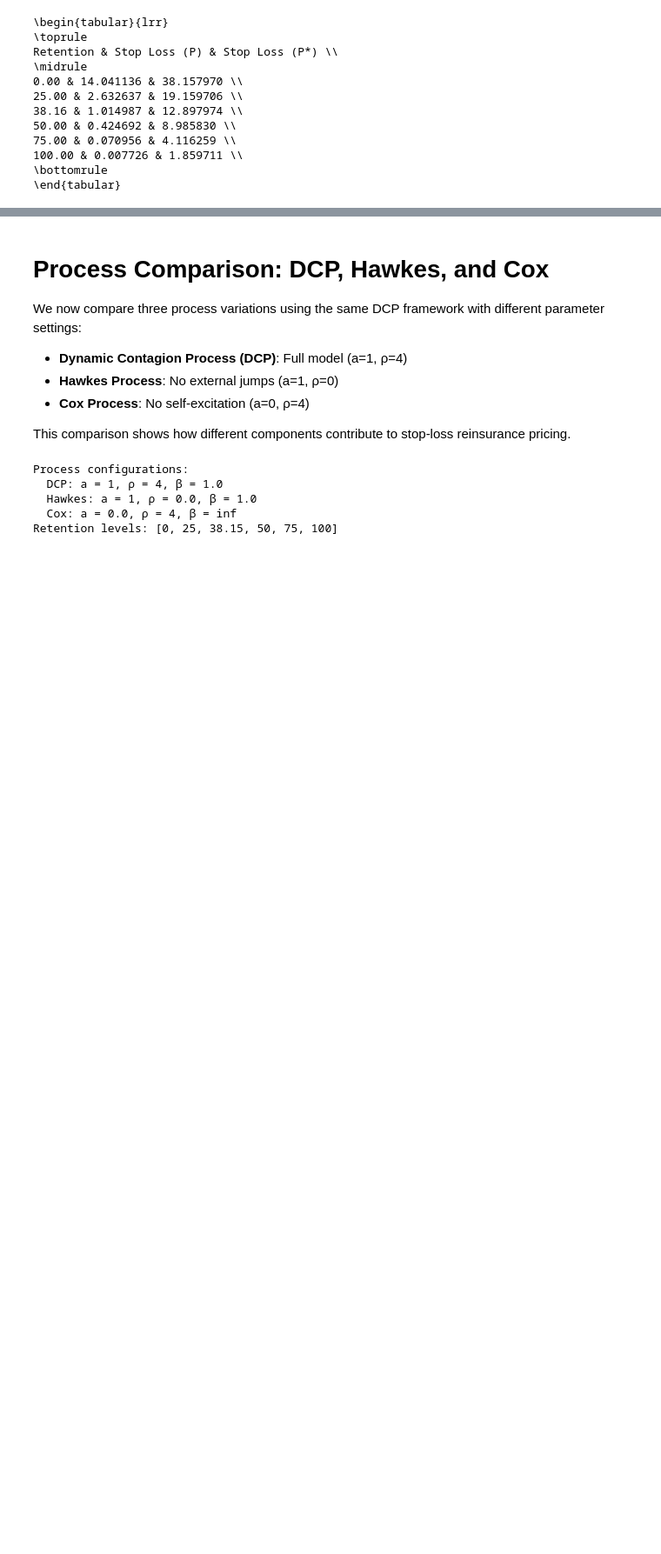
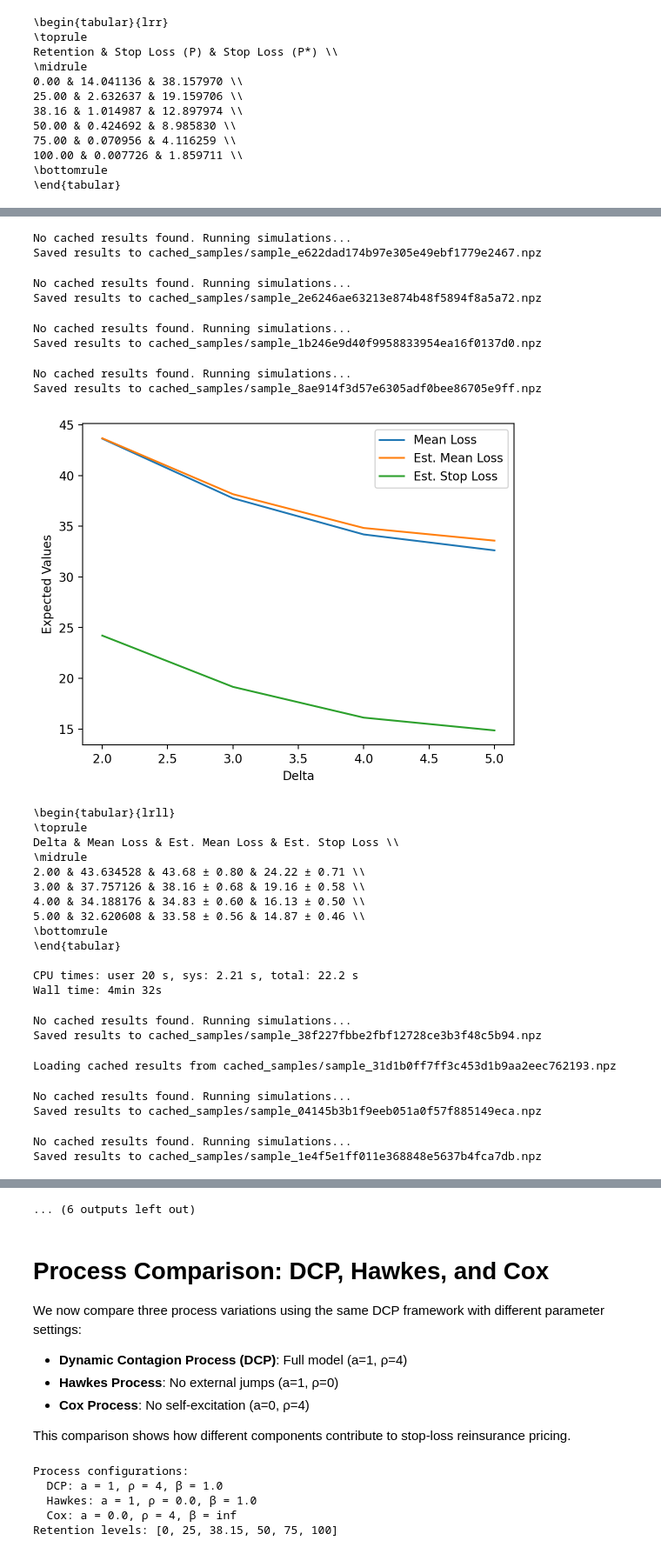
Before and after one commit to Pat-Laub/ReinsuranceEsscherDynamicContagion, a Jupyter notebook: stoploss.ipynb, the cells around one changed output, grey strips where cells are left out. Shown at 87% size. Saved outputs shown, nothing was run; the diff lists cells and outputs as text; code cells hidden in the pictures; blank space fills up the shorter version.

```diff
--- a/stoploss.ipynb
+++ b/stoploss.ipynb
@@ -399,8 +399,19 @@ def compute_statistics(varying_param, param_name, fixed_params, retention):
             nu = param_value
         elif param_name == "Psi":
             psi = param_value
+        elif param_name == "Delta":
+            delta = param_value
+        elif param_name == "Alpha":
+            alpha = param_value
+        elif param_name == "Beta":
+            beta = param_value
 
-        # Create derivative functions based on current alpha and beta values
+        # Rebuild derived values in case they changed above
+        mu_G = 1.0 / beta
+
+        g_hat = lambda s, beta=beta: 1.0 / (1.0 + s / beta)
+        h_hat = lambda s, alpha=alpha: 1.0 / (1.0 + s / alpha)
+
         g_hat_prime = lambda s: -1 / (beta * (1 + s / beta) ** 2)
         h_hat_prime = lambda s: -1 / (alpha * (1 + s / alpha) ** 2)
 
@@ -893 +904,38 @@ Wall time: 2.05 s
 ... (6 outputs left out)
+# %%
+# Run computations for different intensity parameters
+default_params = (alpha, beta, eta, gamma, delta, rho, a, theta, nu, psi,
+            g_hat, h_hat, j_hat, mu_G, lambda_0, time_grid, T)
+%time compute_statistics([2.0, 3.0, 4.0, 5.0], 'Delta', default_params, retention)
+%time compute_statistics([1.0, 2.0, 3.0, 4.0], 'Alpha', default_params, retention)
+%time compute_statistics([1.0, 1.5, 2.0, 2.5], 'Beta', default_params, retention)
+# %% [output]
+No cached results found. Running simulations...
+Saved results to cached_samples/sample_e622dad174b97e305e49ebf1779e2467.npz
+No cached results found. Running simulations...
+Saved results to cached_samples/sample_2e6246ae63213e874b48f5894f8a5a72.npz
+No cached results found. Running simulations...
+Saved results to cached_samples/sample_1b246e9d40f9958833954ea16f0137d0.npz
+No cached results found. Running simulations...
+Saved results to cached_samples/sample_8ae914f3d57e6305adf0bee86705e9ff.npz
+[figure, added]
+\begin{tabular}{lrll}
+\toprule
+Delta & Mean Loss & Est. Mean Loss & Est. Stop Loss \\
+\midrule
+2.00 & 43.634528 & 43.68 ± 0.80 & 24.22 ± 0.71 \\
+3.00 & 37.757126 & 38.16 ± 0.68 & 19.16 ± 0.58 \\
+4.00 & 34.188176 & 34.83 ± 0.60 & 16.13 ± 0.50 \\
+5.00 & 32.620608 & 33.58 ± 0.56 & 14.87 ± 0.46 \\
+\bottomrule
+\end{tabular}
+
+CPU times: user 20 s, sys: 2.21 s, total: 22.2 s
+Wall time: 4min 32s
+No cached results found. Running simulations...
+Saved results to cached_samples/sample_38f227fbbe2fbf12728ce3b3f48c5b94.npz
+Loading cached results from cached_samples/sample_31d1b0ff7ff3c453d1b9aa2eec762193.npz
+No cached results found. Running simulations...
+Saved results to cached_samples/sample_04145b3b1f9eeb051a0f57f885149eca.npz
+No cached results found. Running simulations...
+Saved results to cached_samples/sample_1e4f5e1ff011e368848e5637b4fca7db.npz
@@ -894,3 +956,4 @@ Wall time: 2.05 s
+... (6 outputs left out)
 # %% [markdown]
 # Process Comparison: DCP, Hawkes, and Cox
 
```
Also changed, not shown: parts of 3 cells of this notebook, 1 other file.
